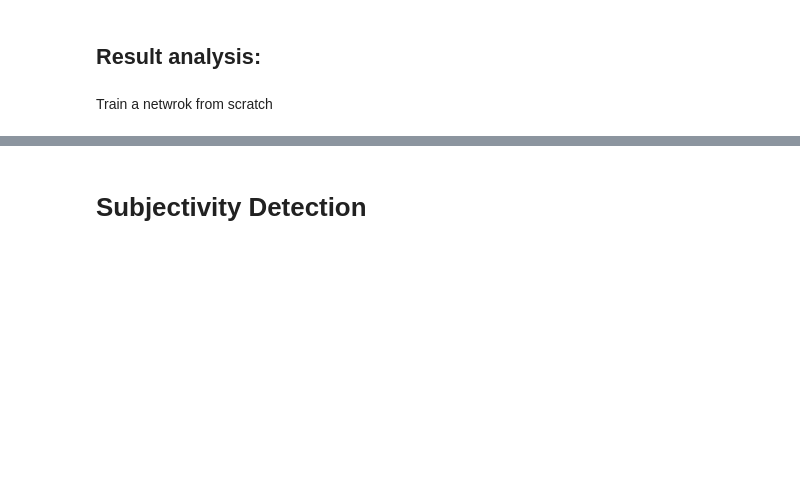
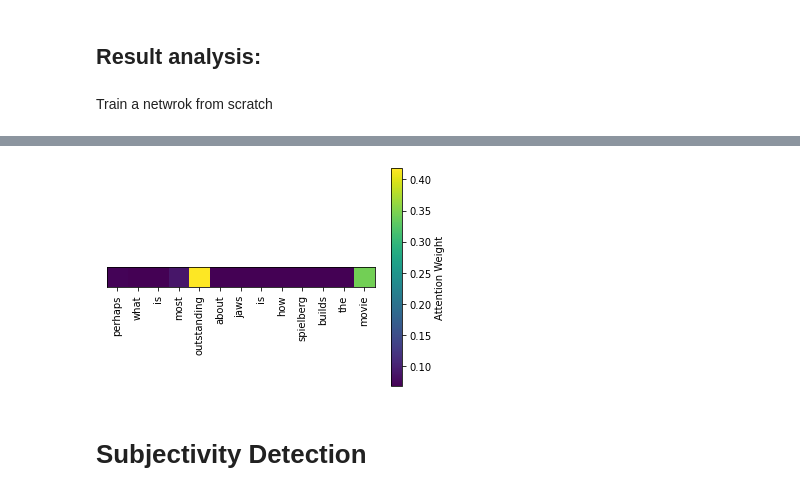
Before and after one commit to Zinni98/Sentiment-analysis-project, a Jupyter notebook: project.ipynb, the cells around one changed output, grey strips where cells are left out. Saved outputs shown, nothing was run; the diff lists cells and outputs as text; code cells hidden in the pictures; blank space fills up the shorter version.

```diff
--- a/project.ipynb
+++ b/project.ipynb
@@ -2801,3 +2962,8 @@ plot_attention(att_arr,reduced[0][0])
+# %%
+gold_word = LBSA_corpus.wl_gold_av[1003][4]
+plot_attention(gold_word,reduced[0][4])
+# %% [output]
+[figure, added]
 # %% [markdown]
 # Subjectivity Detection
 # %%
```
Also changed, not shown: parts of 21 cells of this notebook.
